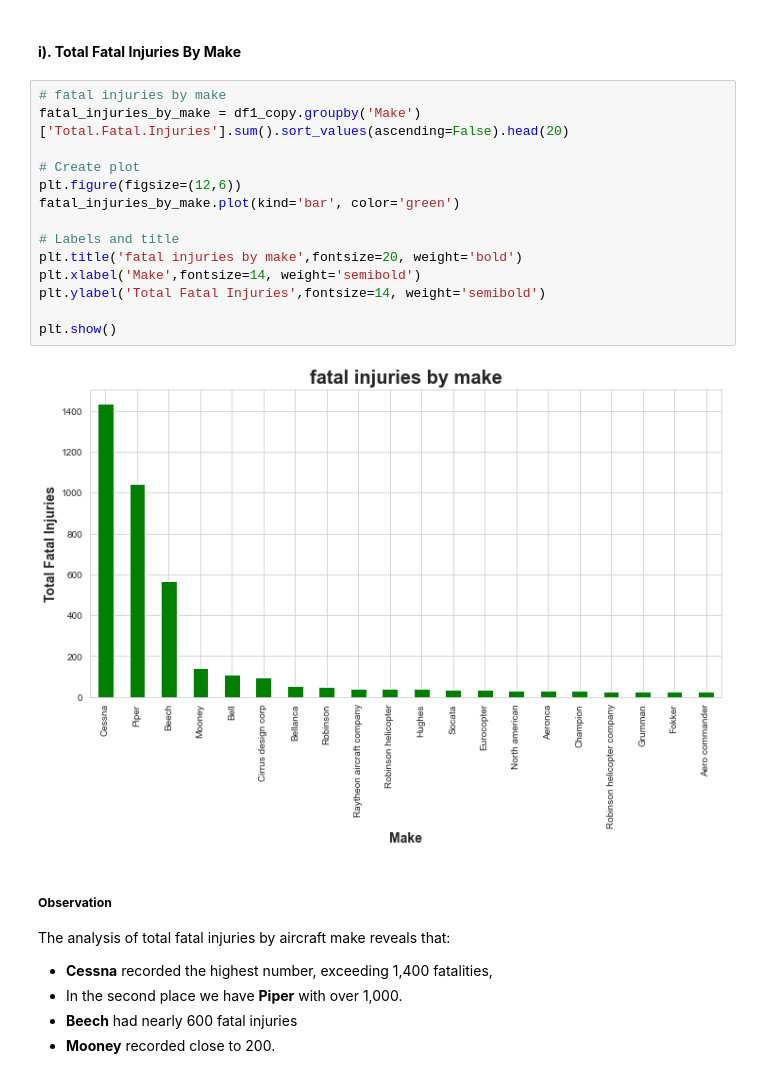
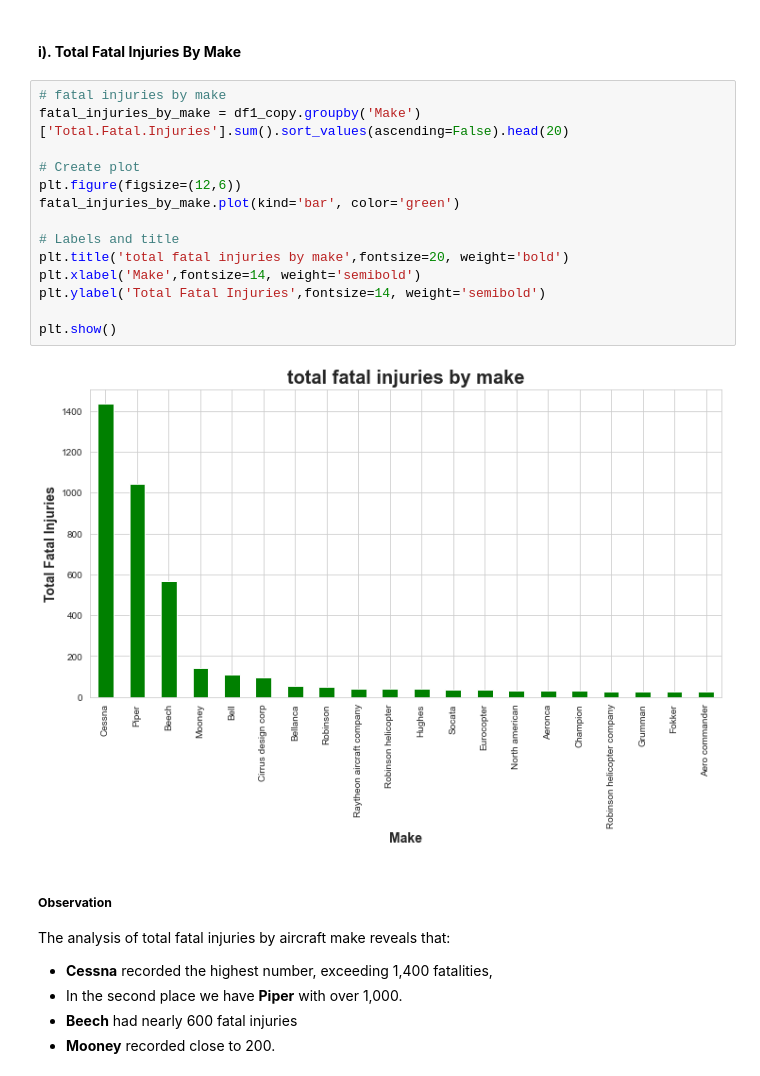
Before and after one commit to Uxer-Janine/End-Of-Phase-1-Project, a Jupyter notebook: Aviation Safety Analysis.ipynb, the cells around one changed output. Drawn from its saved outputs; the diff is of its cells as text.

Commit message:
Drew Conclusions from visualizations

```diff
--- a/Aviation Safety Analysis.ipynb
+++ b/Aviation Safety Analysis.ipynb
@@ -807,19 +807,19 @@ After exploring individual variables, we now shift our focus to examining relati
 # %%
 # fatal injuries by make
 fatal_injuries_by_make = df1_copy.groupby('Make')['Total.Fatal.Injuries'].sum().sort_values(ascending=False).head(20)
 
 # Create plot
 plt.figure(figsize=(12,6))
 fatal_injuries_by_make.plot(kind='bar', color='green')
 
 # Labels and title
-plt.title('fatal injuries by make',fontsize=20, weight='bold')
+plt.title('total fatal injuries by make',fontsize=20, weight='bold')
 plt.xlabel('Make',fontsize=14, weight='semibold')
 plt.ylabel('Total Fatal Injuries',fontsize=14, weight='semibold')
 
 plt.show()
 # %% [output]
-[figure, old version]
+[figure, new version]
 # %% [markdown]
 ##### **Observation**
 The analysis of total fatal injuries by aircraft make reveals that:
```
Also changed, not shown: parts of 76 cells of this notebook.
